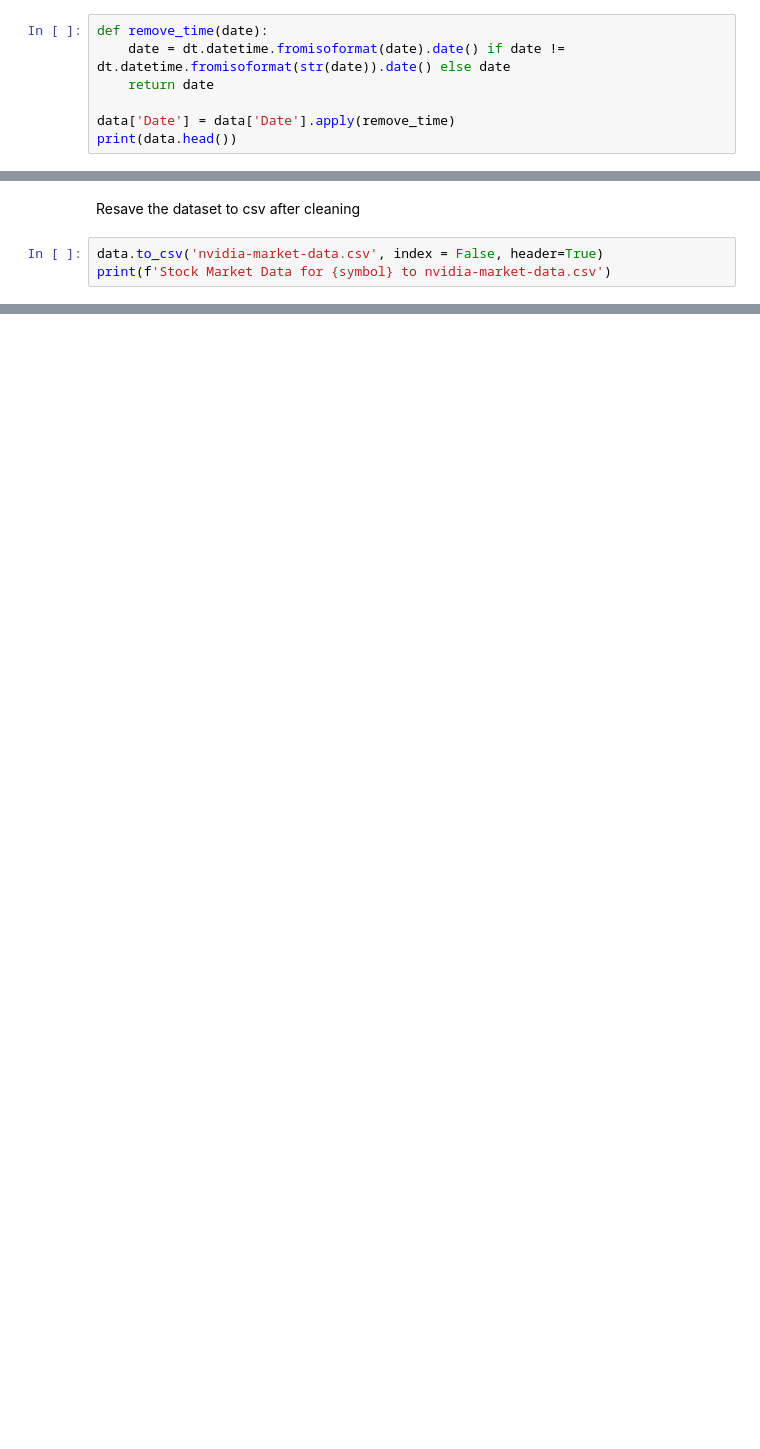
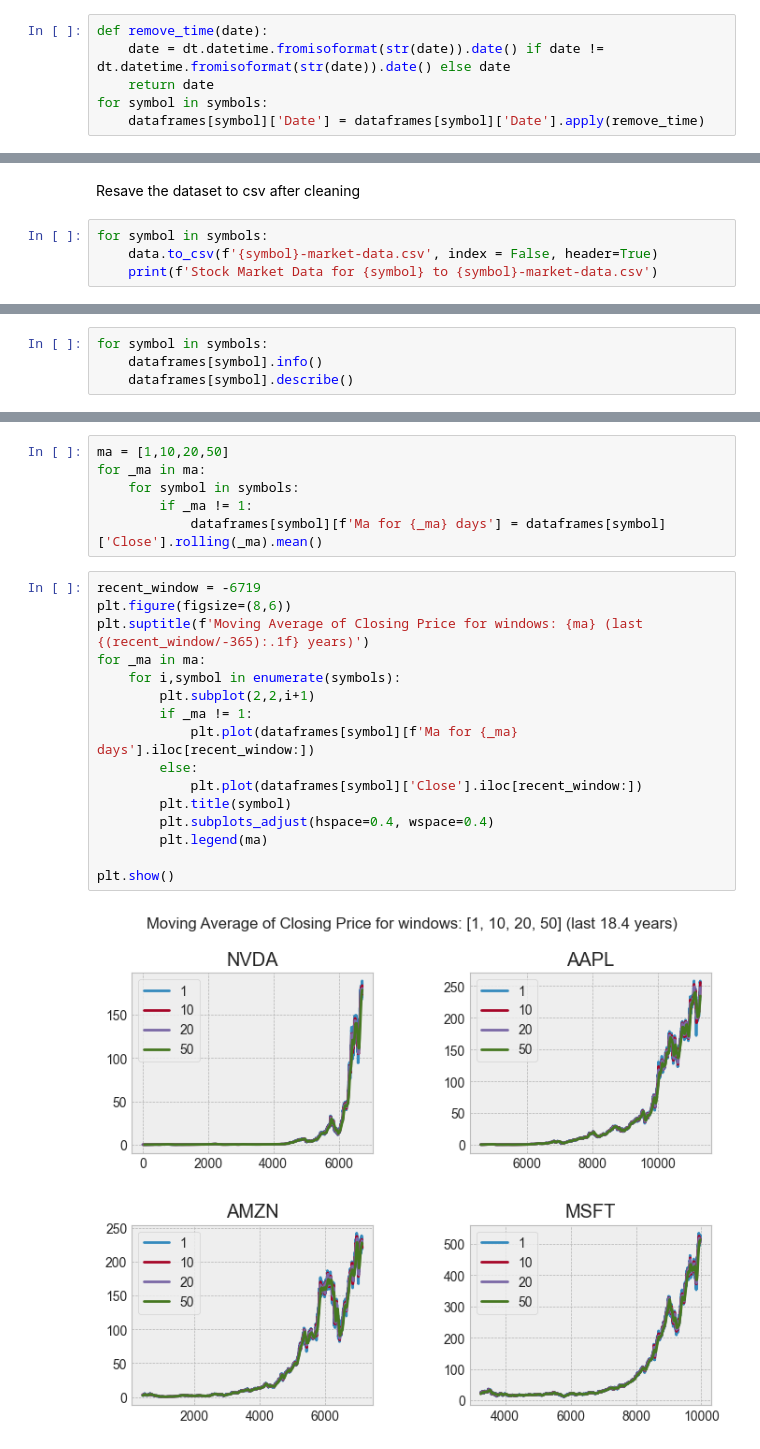
Before and after one commit to c3hodgins/market-forecasting, a Jupyter notebook: market-forecasting.ipynb, the cells around one changed output, grey strips where cells are left out. Drawn from its saved outputs; the diff is of its cells as text; blank space fills up the shorter version.

```diff
--- a/market-forecasting.ipynb
+++ b/market-forecasting.ipynb
@@ -25,8 +36,7 @@ else:
 Clean the dataset
 # %%
 def remove_time(date):
-    date = dt.datetime.fromisoformat(date).date() if date != dt.datetime.fromisoformat(str(date)).date() else date
+    date = dt.datetime.fromisoformat(str(date)).date() if date != dt.datetime.fromisoformat(str(date)).date() else date
     return date
-
-data['Date'] = data['Date'].apply(remove_time)
-print(data.head())
+for symbol in symbols:
+    dataframes[symbol]['Date'] = dataframes[symbol]['Date'].apply(remove_time)
@@ -47,6 +43,7 @@ print(data.head())
 # %% [markdown]
 Resave the dataset to csv after cleaning
 # %%
-data.to_csv('nvidia-market-data.csv', index = False, header=True)
-print(f'Stock Market Data for {symbol} to nvidia-market-data.csv')
+for symbol in symbols:
+    data.to_csv(f'{symbol}-market-data.csv', index = False, header=True)
+    print(f'Stock Market Data for {symbol} to {symbol}-market-data.csv')
 # %% [output]
@@ -67,0 +56,4 @@ plt.show()
+# %%
+for symbol in symbols:
+    dataframes[symbol].info()
+    dataframes[symbol].describe()
@@ -67,0 +80,24 @@ plt.show()
+# %%
+ma = [1,10,20,50]
+for _ma in ma:
+    for symbol in symbols:
+        if _ma != 1:
+            dataframes[symbol][f'Ma for {_ma} days'] = dataframes[symbol]['Close'].rolling(_ma).mean()
+# %%
+recent_window = -6719
+plt.figure(figsize=(8,6))
+plt.suptitle(f'Moving Average of Closing Price for windows: {ma} (last {(recent_window/-365):.1f} years)')
+for _ma in ma:
+    for i,symbol in enumerate(symbols):
+        plt.subplot(2,2,i+1)
+        if _ma != 1:
+            plt.plot(dataframes[symbol][f'Ma for {_ma} days'].iloc[recent_window:])
+        else:
+            plt.plot(dataframes[symbol]['Close'].iloc[recent_window:])
+        plt.title(symbol)
+        plt.subplots_adjust(hspace=0.4, wspace=0.4)
+        plt.legend(ma)
+
+plt.show()
+# %% [output]
+[figure, added]
```
Also changed, not shown: parts of 19 cells of this notebook.
